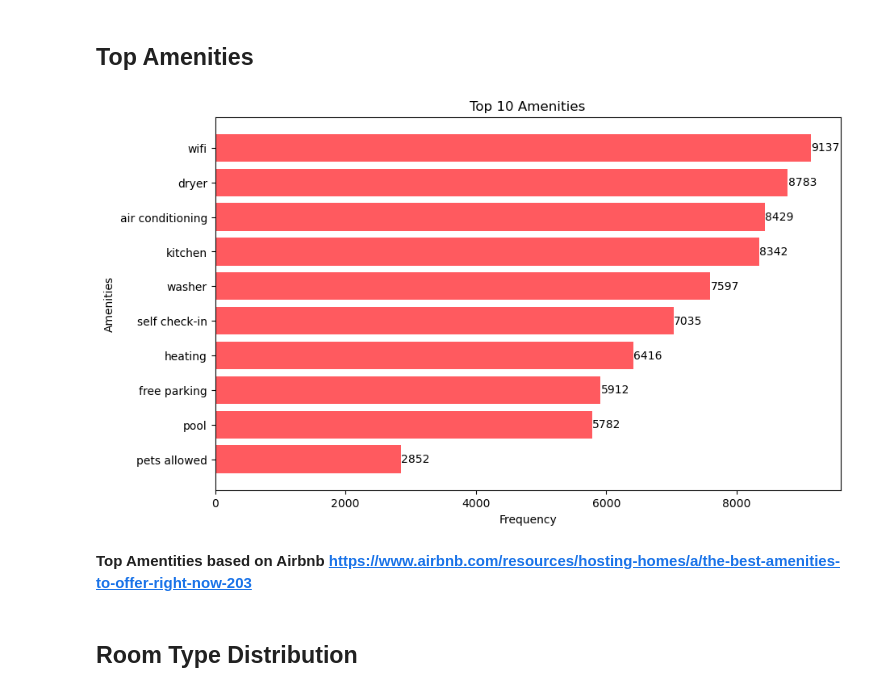
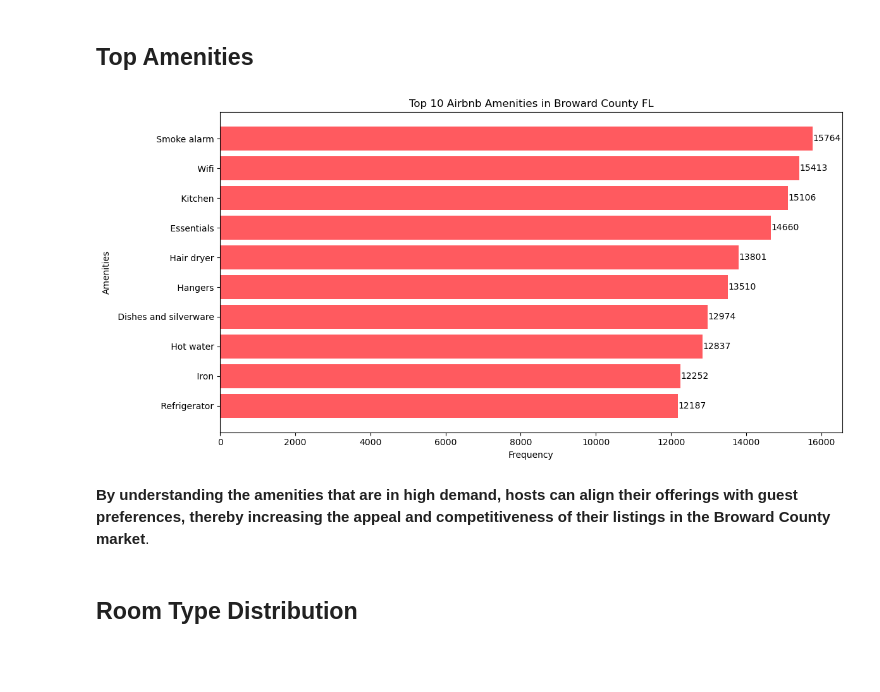
Before and after one commit to Rpierre98/Airbnb-Price-Predictions-Florida-Edition, a Jupyter notebook: code/Data cleaning-EDA.ipynb, the cells around one changed output. Cells and saved outputs as stored; diff of their text form; code cells hidden in the pictures; blank space fills up the shorter version.

```diff
--- a/code/Data cleaning-EDA.ipynb
+++ b/code/Data cleaning-EDA.ipynb
@@ -175,45 +204,11 @@ plt.show()
 # %% [markdown]
 ## Top Amenities
-# %%
-airbnb_logo_color = '#FF5A5F'
-
-# List of amenities to analyze based on airbnb website
-amenities_to_analyze = ['pool', 'wifi', 'kitchen', 'free parking', 'jacuzzi',
-                       'washer', 'dryer', 'air conditioning', 'heating',
-                       'self check-in', 'laptop-friendly workspace', 'pets allowed']
-
-# Frequency of each amenity
-amenity_frequency = Counter()
-
-# Count the occurrences of each amenity
-for index, row in listings_cleaned.iterrows():
-    amenities = row['amenities'].lower()
-    for amenity in amenities_to_analyze:
-        if amenity in amenities:
-            amenity_frequency[amenity] += 1
-
-# Top number of amenities
-number = 10
-top_amenities = amenity_frequency.most_common(number)
-
-# Extract the amenities and their frequencies
-amenities, frequencies = zip(*top_amenities)
-
-# Plot the bar chart with the custom color for the Airbnb logo
-plt.figure(figsize=(10, 6))
-bars = plt.barh(amenities, frequencies, color=airbnb_logo_color)
-plt.xlabel('Frequency')
-plt.ylabel('Amenities')
-plt.title('Top {} Amenities'.format(number))
-plt.gca().invert_yaxis()
-
-# Add value labels to the bars
-for bar in bars:
-    width = bar.get_width()
-    plt.text(width + 5, bar.get_y() + bar.get_height() / 2, str(width), ha='left', va='center')
-
-plt.show()
-# %% [output]
-[figure, removed]
-# %% [markdown]
-**Top Amentities based on Airbnb https://www.airbnb.com/resources/hosting-homes/a/the-best-amenities-to-offer-right-now-203**
+# %%
+# Combine all amenities into a single string
+combined_amenities = ' '.join(amenities_column)
+
+# Split the combined string
+all_amenities = combined_amenities.replace('"', '').split(',')
+
+# Count the occurrences of each amenity
+amenity_frequency = Counter(all_amenities)
@@ -220,3 +222,24 @@ plt.show()
+# %%
+# Plot the bar chart
+plt.figure(figsize=(12, 6))
+bars = plt.barh(amenities, frequencies, color='#FF5A5F')
+plt.xlabel('Frequency')
+plt.ylabel('Amenities')
+plt.title('Top 10 Airbnb Amenities in Broward County FL')
+plt.gca().invert_yaxis()
+
+# Add value labels to the bars
+for bar in bars:
+    width = bar.get_width()
+    plt.text(width + 5, bar.get_y() + bar.get_height() / 2, str(width), ha='left', va='center')
+
+plt.tight_layout()
+plt.savefig('../charts/top_amenities.png')
+plt.show()
+# %% [output]
+[figure, added]
+# %% [markdown]
+**By understanding the amenities that are in high demand, hosts can align their offerings with guest preferences, thereby increasing the appeal and competitiveness of their listings in the Broward County market**.
 # %% [markdown]
 ## Room Type Distribution
 # %%
```
Also changed, not shown: parts of 19 cells of this notebook, 8 other files.
